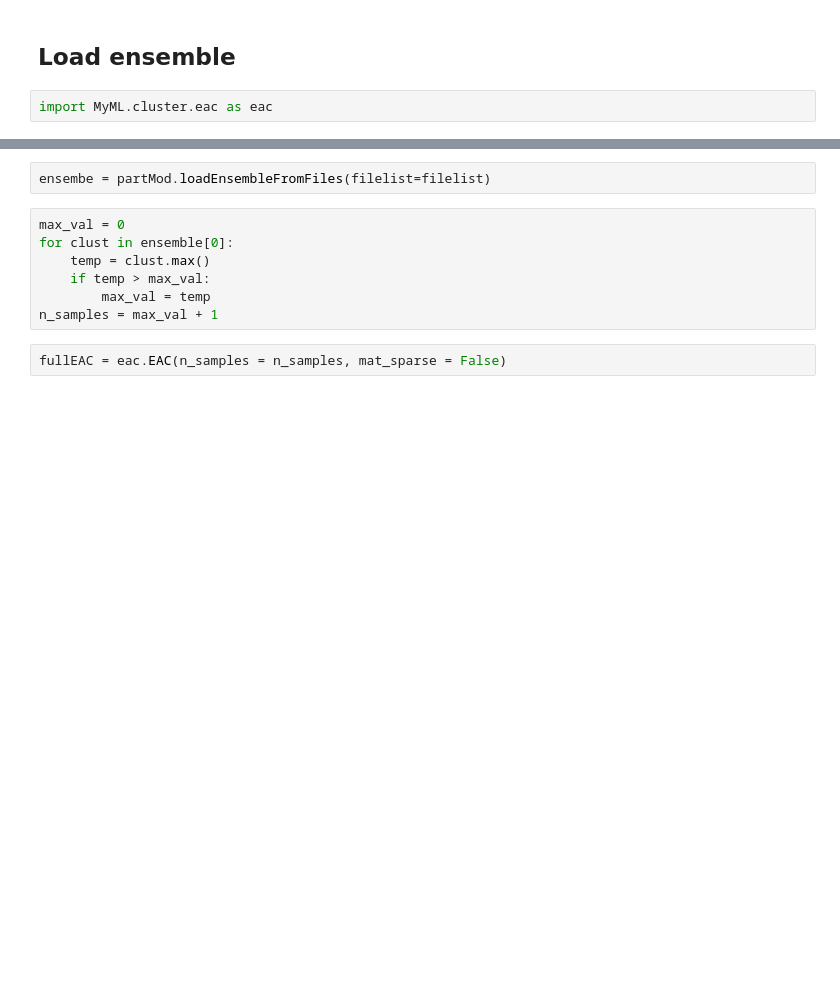
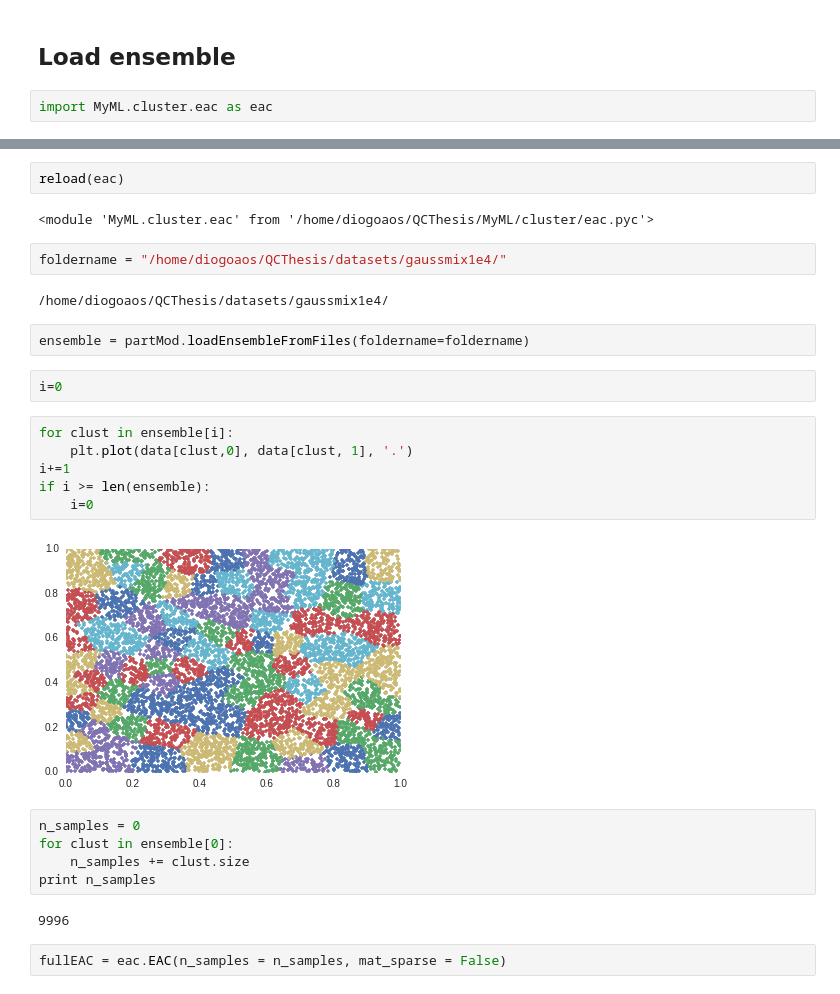
Before and after one commit to diogo-aos/QCThesis, a Jupyter notebook: notebooks/Separate test units.ipynb, the cells around one changed output, grey strips where cells are left out. Drawn from its saved outputs; the diff is of its cells as text; blank space fills up the shorter version.

```diff
--- a/notebooks/Separate test units.ipynb
+++ b/notebooks/Separate test units.ipynb
@@ -77,12 +74,30 @@ filelist = [foldername + prefix + fname for fname in filelist if "part" in fname
-# %%
-ensembe = partMod.loadEnsembleFromFiles(filelist=filelist)
+# %%
+reload(eac)
+# %% [output]
+<module 'MyML.cluster.eac' from '/home/diogoaos/QCThesis/MyML/cluster/eac.pyc'>
+# %%
+foldername = "/home/diogoaos/QCThesis/datasets/gaussmix1e4/"
+# %% [output]
+/home/diogoaos/QCThesis/datasets/gaussmix1e4/
+# %%
+ensemble = partMod.loadEnsembleFromFiles(foldername=foldername)
+# %%
+i=0
+# %%
+for clust in ensemble[i]:
+    plt.plot(data[clust,0], data[clust, 1], '.')
+i+=1
+if i >= len(ensemble):
+    i=0
+# %% [output]
+[figure, added]
 # %%
-max_val = 0
+n_samples = 0
 for clust in ensemble[0]:
-    temp = clust.max()
-    if temp > max_val:
-        max_val = temp
-n_samples = max_val + 1
+    n_samples += clust.size
+print n_samples
+# %% [output]
+9996
 # %%
 fullEAC = eac.EAC(n_samples = n_samples, mat_sparse = False)
 # %%
```
Also changed, not shown: parts of 76 cells of this notebook, 51 other files.
